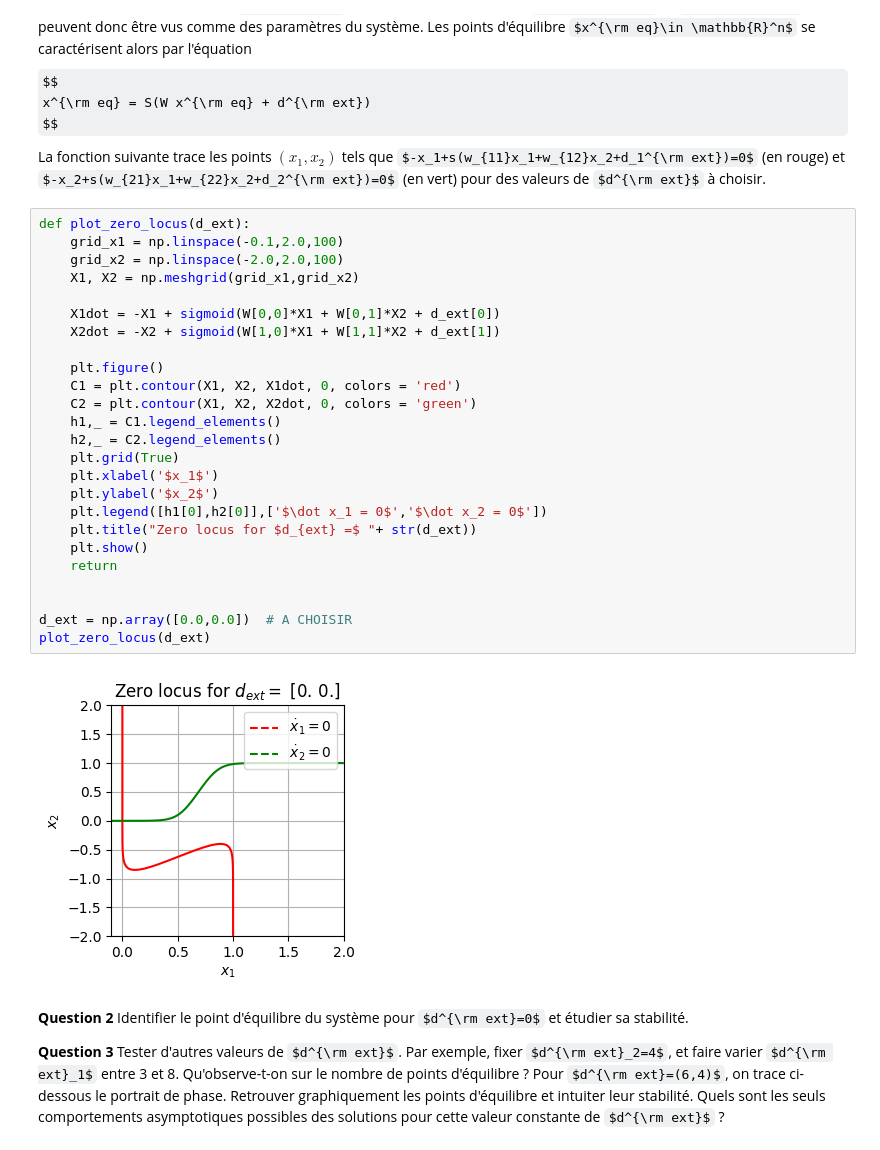
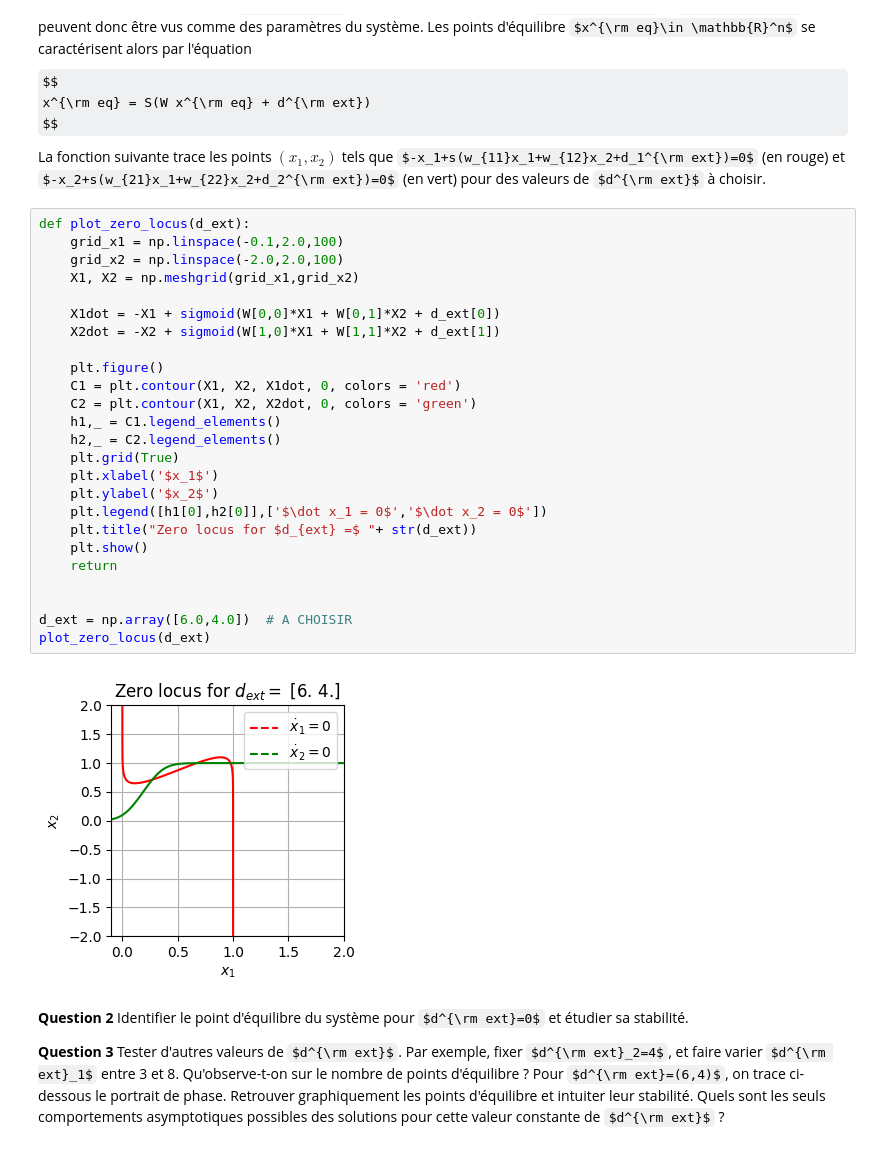
Before and after one commit to Dorian-Brousse/projet_equa_diff, a Jupyter notebook: sujet.ipynb, the cells around one changed output. Saved outputs shown, nothing was run; the diff lists cells and outputs as text; some formulas as TeX source.

```diff
--- a/sujet.ipynb
+++ b/sujet.ipynb
@@ -123,30 +123,30 @@ La fonction suivante trace les points $(x_1,x_2)$ tels que $-x_1+s(w_{11}x_1+w_{
 # %%
 def plot_zero_locus(d_ext):
     grid_x1 = np.linspace(-0.1,2.0,100)
     grid_x2 = np.linspace(-2.0,2.0,100)
     X1, X2 = np.meshgrid(grid_x1,grid_x2)
 
     X1dot = -X1 + sigmoid(W[0,0]*X1 + W[0,1]*X2 + d_ext[0])
     X2dot = -X2 + sigmoid(W[1,0]*X1 + W[1,1]*X2 + d_ext[1])
 
     plt.figure()
     C1 = plt.contour(X1, X2, X1dot, 0, colors = 'red')
     C2 = plt.contour(X1, X2, X2dot, 0, colors = 'green')
     h1,_ = C1.legend_elements()
     h2,_ = C2.legend_elements()
     plt.grid(True)
     plt.xlabel('$x_1$')
     plt.ylabel('$x_2$')
     plt.legend([h1[0],h2[0]],['$\dot x_1 = 0$','$\dot x_2 = 0$'])
     plt.title("Zero locus for $d_{ext} =$ "+ str(d_ext))
     plt.show()
     return
 
 
-d_ext = np.array([0.0,0.0])  # A CHOISIR
+d_ext = np.array([6.0,4.0])  # A CHOISIR
 plot_zero_locus(d_ext)
 # %% [output]
-[figure, old version]
+[figure, new version]
 # %% [markdown]
 **Question 2** Identifier le point d'équilibre du système pour $d^{\rm ext}=0$ et étudier sa stabilité.
 
```
Also changed, not shown: parts of 3 cells of this notebook.
